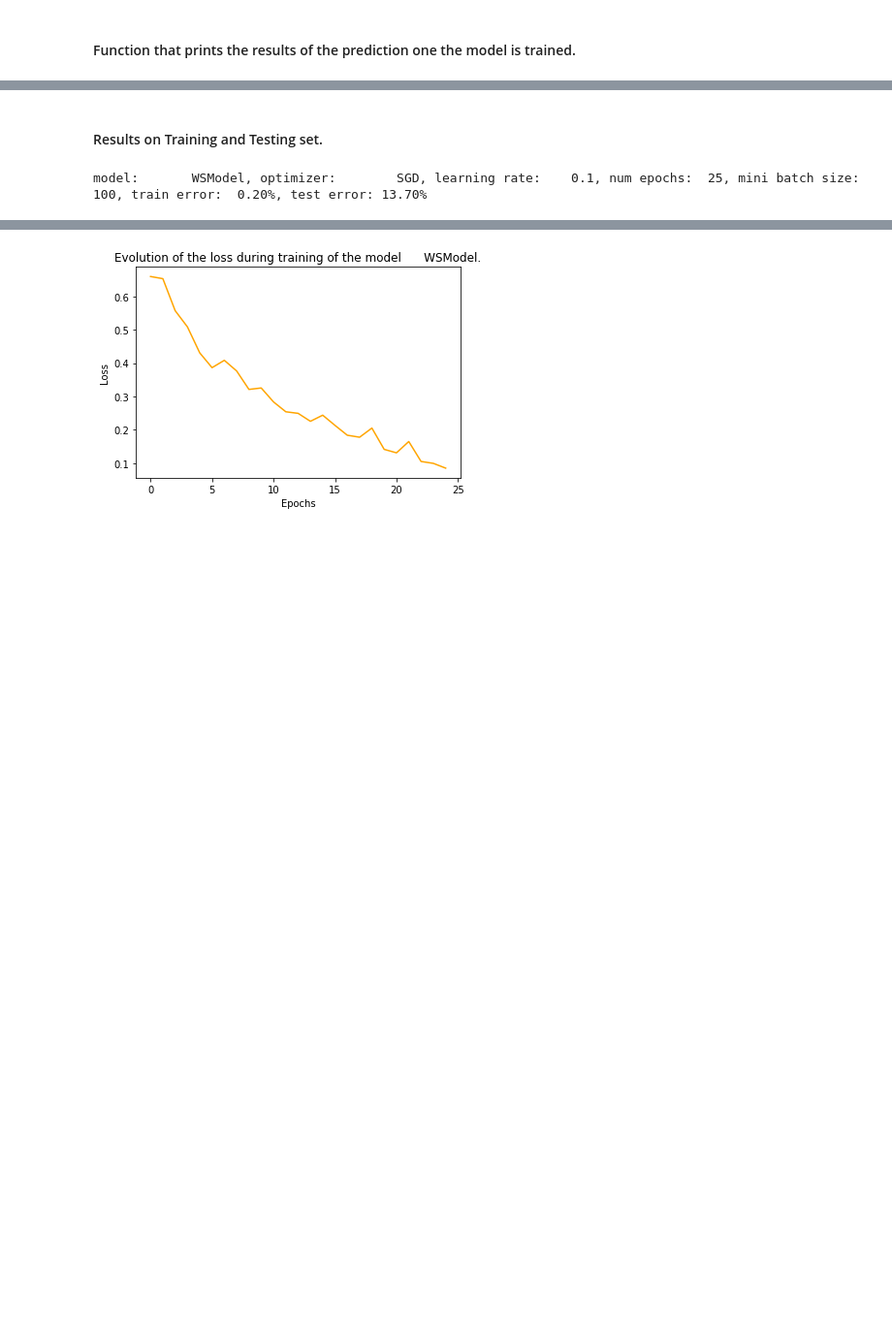
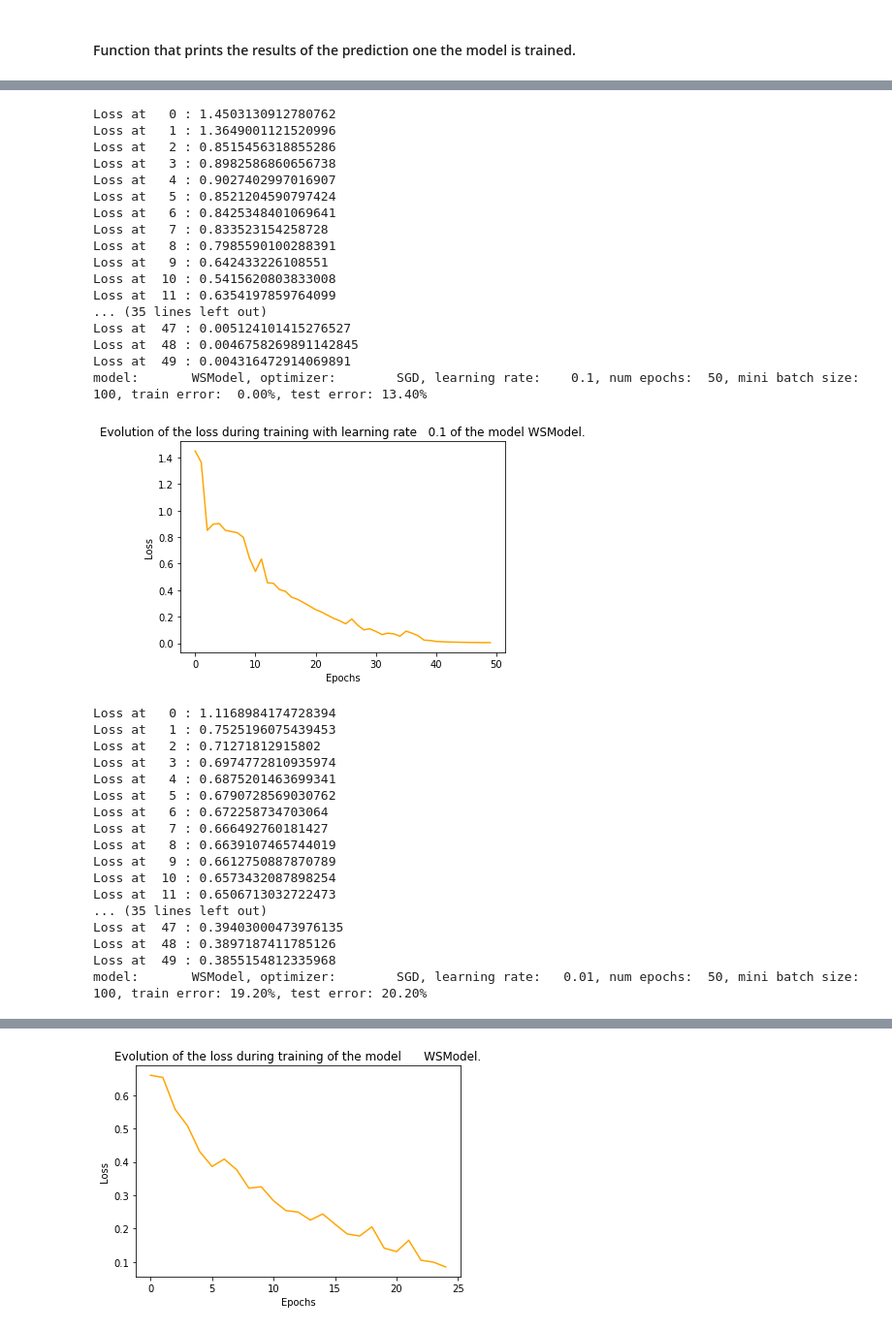
Before and after one commit to danieljsmarda/DeepLearning2019, a Jupyter notebook: Project1/main.ipynb, the cells around one changed output, grey strips where cells are left out. Shown: that part at 97% size. Cells and saved outputs as stored; diff of their text form; code cells hidden in the pictures; blank space fills up the shorter version.

```diff
--- a/Project1/main.ipynb
+++ b/Project1/main.ipynb
@@ -119,11 +121,11 @@ from torch import nn, optim
 # %% [markdown]
 #### Function that draws the evolution of the loss during training.
 # %%
-def visualize_loss(model,loss_model):
+def visualize_loss(model,loss_model,lr):
     plt.plot(loss_model[0],loss_model[1], color='orange')
     plt.xlabel('Epochs')
     plt.ylabel('Loss')
-    plt.title('Evolution of the loss during training of the model{:>13}.'.format(model.__class__.__name__))
+    plt.title('Evolution of the loss during training with learning rate {:>5} of the model {:>5}.'.format(lr,model.__class__.__name__))
     plt.show()
 # %% [markdown]
 #### Function that prints the results of the prediction one the model is trained.
@@ -149,12 +151,14 @@ test_input.sub_(mean).div_(std)
 train_input, train_target, train_classes = Variable(train_input), Variable(train_target), Variable(train_classes)
 test_input, test_target = Variable(test_input), Variable(test_target)
 # %%
-NB_EPOCHS = 25
+NB_EPOCHS = 50
 MINI_BATCH_SIZE = 100
-learning_rates = [1e-1, 1e-2, 1e-3]
-model = WSModel() ## Weight Sharing model with main architecture.
+learning_rates = [0.1, 0.01]
+models = [WSModel(),WSModel1()] ## Weight Sharing model with main architecture.
 # %%
 op = torch.optim.SGD
 # %%
 optimizer = op(model.parameters(),lr = learning_rates[0])
+# %%
+losses = [CrossEntropyLoss(),BCEWithLogitsLoss()]
 # %% [markdown]
@@ -162,2 +165,0 @@ optimizer = op(model.parameters(),lr = learning_rates[0])
-# %%
-loss_aux = train_model_WS(model,optimizer,train_input,train_target,NB_EPOCHS,MINI_BATCH_SIZE)
@@ -182,6 +166,46 @@ Loss at  24 : 0.0849386602640152
-# %% [markdown]
-#### Results on Training and Testing set.
-# %%
-print_results(model,op,learning_rates[0],NB_EPOCHS,MINI_BATCH_SIZE, train_input, train_target,test_input, test_target)
-# %% [output]
-model:       WSModel, optimizer:        SGD, learning rate:    0.1, num epochs:  25, mini batch size: 100, train error:  0.20%, test error: 13.70%
+# %%
+for j in range(len(models)):
+
+    for i in range(len(learning_rates)):
+        models = [WSModel(),WSModel1()]
+        model = models[j]
+        optimizer = op(model.parameters(),lr = learning_rates[i])
+        loss_aux = train_model_WS(model, optimizer,  train_input, train_target, NB_EPOCHS, MINI_BATCH_SIZE,losses[0])
+        print_results(model,op,learning_rates[i],NB_EPOCHS,MINI_BATCH_SIZE, train_input, train_target,test_input, test_target)
+        visualize_loss(model,loss_aux,learning_rates[i])
+# %% [output]
+Loss at   0 : 1.4503130912780762
+Loss at   1 : 1.3649001121520996
+Loss at   2 : 0.8515456318855286
+Loss at   3 : 0.8982586860656738
+Loss at   4 : 0.9027402997016907
+Loss at   5 : 0.8521204590797424
+Loss at   6 : 0.8425348401069641
+Loss at   7 : 0.833523154258728
+Loss at   8 : 0.7985590100288391
+Loss at   9 : 0.642433226108551
+Loss at  10 : 0.5415620803833008
+Loss at  11 : 0.6354197859764099
+... (35 lines left out)
+Loss at  47 : 0.005124101415276527
+Loss at  48 : 0.0046758269891142845
+Loss at  49 : 0.004316472914069891
+model:       WSModel, optimizer:        SGD, learning rate:    0.1, num epochs:  50, mini batch size: 100, train error:  0.00%, test error: 13.40%
+[figure, added]
+Loss at   0 : 1.1168984174728394
+Loss at   1 : 0.7525196075439453
+Loss at   2 : 0.71271812915802
+Loss at   3 : 0.6974772810935974
+Loss at   4 : 0.6875201463699341
+Loss at   5 : 0.6790728569030762
+Loss at   6 : 0.672258734703064
+Loss at   7 : 0.666492760181427
+Loss at   8 : 0.6639107465744019
+Loss at   9 : 0.6612750887870789
+Loss at  10 : 0.6573432087898254
+Loss at  11 : 0.6506713032722473
+... (35 lines left out)
+Loss at  47 : 0.39403000473976135
+Loss at  48 : 0.3897187411785126
+Loss at  49 : 0.3855154812335968
+model:       WSModel, optimizer:        SGD, learning rate:   0.01, num epochs:  50, mini batch size: 100, train error: 19.20%, test error: 20.20%
```
Also changed, not shown: parts of 7 cells of this notebook, 2 other files.
